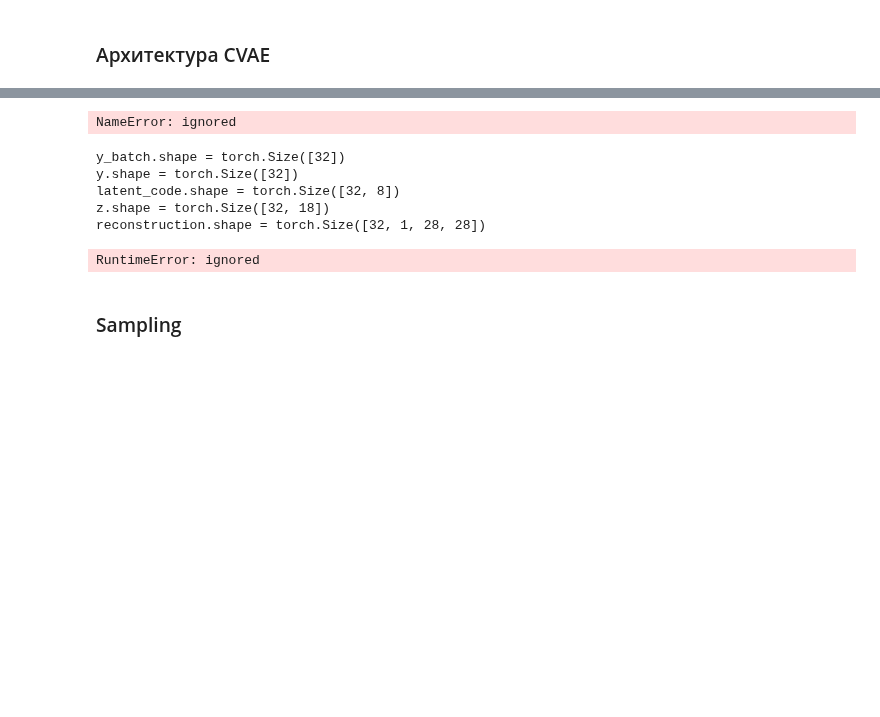
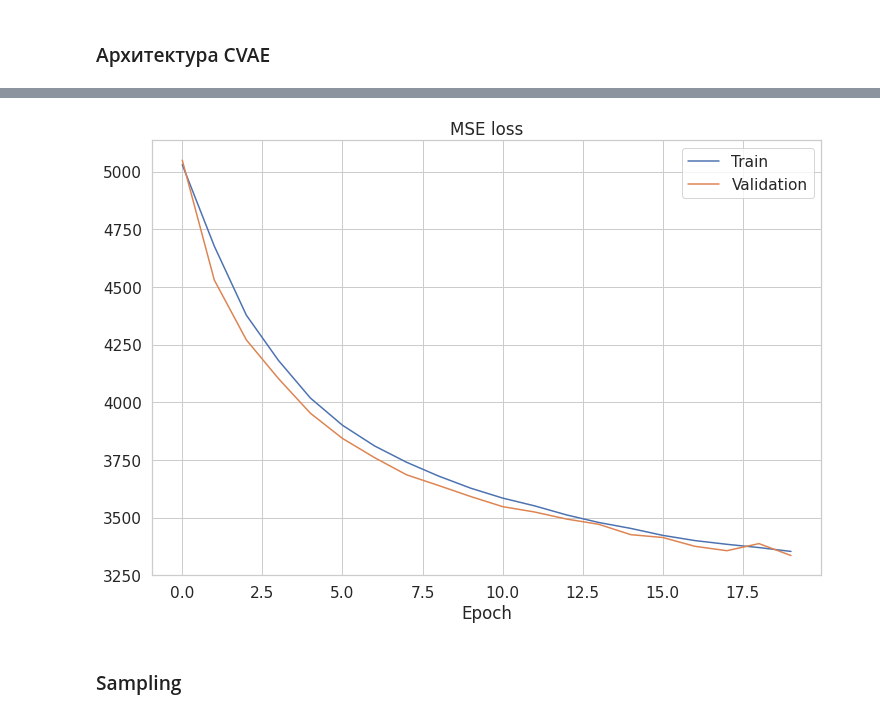
Before and after one commit to prosvirinKir/Deep-Learning-Sckool-term1, a Jupyter notebook: HW_7_autoencoders.ipynb, the cells around one changed output, grey strips where cells are left out. Drawn from its saved outputs; the diff is of its cells as text; code cells hidden in the pictures; blank space fills up the shorter version.

```diff
--- a/HW_7_autoencoders.ipynb
+++ b/HW_7_autoencoders.ipynb
@@ -887,6 +823,7 @@ class CVAE(nn.Module):
         self.dec_fc2 = nn.Linear(in_features=64, out_features=128)
         self.dec_ac2 = nn.ReLU()
         self.dec_fc3 = nn.Linear(in_features=128, out_features=28*28)
+        self.dec_ac3 = nn.Sigmoid()
 
     def encode(self, x, class_num):
         # <реализуйте forward проход энкодера
@@ -925,20 +862,26 @@ class CVAE(nn.Module):
 
         one_hot = F.one_hot(class_num, num_classes=10)
         z = torch.hstack((one_hot, z))
-        print('z.shape =', z.shape)
+        # print('z.shape =', z.shape)
         z = self.dec_ac1(self.dec_fc1(z))
         z = self.dec_ac2(self.dec_fc2(z))
-        reconstruction = self.dec_fc3(z).view(-1, 1, 28, 28)
+        z = self.dec_fc3(z)
+        z = z.view(-1, 1, 28, 28)
+        reconstruction = self.dec_ac3(z)
         return reconstruction
 
     def forward(self, x, y):
         # <используя encode и decode, реализуйте forward проход автоэнкодера
         # в качестве ваозвращаемых переменных -- mu, logsigma и reconstruction>
-        print("y.shape =", y.shape)
+        # print("y.shape =", y.shape)
         mu, logsigma, class_num = self.encode(x, y)
 
         latent_code = self.gaussian_sampler(mu, logsigma)
-        print('latent_code.shape =', latent_code.shape)
+        # print('latent_code.shape =', latent_code.shape)
         reconstruction = self.decode(latent_code, y) # stacking 2
 
         return mu, logsigma, reconstruction
+
+    def sample(self, x):
+        generated = self.decode(x)
+        return generated
@@ -954,14 +934,5 @@ criterion = loss_vae
 cv_autoencoder = CVAE().to(device)
 
 optimizer = torch.optim.Adam(cv_autoencoder.parameters(), lr=1e-3)
-# %% [output]
-NameError: ignored
 # %%
-train_losses, val_losses = train(cv_autoencoder, optimizer, criterion, test_loader, n_epochs=50)
+train_losses, val_losses = train(cv_autoencoder, optimizer, criterion, test_loader, n_epochs=20)
-# %% [output]
-y_batch.shape = torch.Size([32])
-y.shape = torch.Size([32])
-latent_code.shape = torch.Size([32, 8])
-z.shape = torch.Size([32, 18])
-reconstruction.shape = torch.Size([32, 1, 28, 28])
-RuntimeError: ignored
@@ -999,3 +939,14 @@ def train(model, optimizer, criterion, val_loader, n_epochs=20):
+# %%
+plt.figure(figsize=(12, 8))
+plt.plot(np.arange(len(train_losses)), train_losses, label='Train')
+plt.plot(np.arange(len(val_losses)), val_losses, label='Validation')
+
+plt.xlabel('Epoch')
+plt.title('MSE loss')
+plt.legend()
+plt.show()
+# %% [output]
+[figure, added]
 # %% [markdown]
 ### Sampling
 # %% [markdown]
```
Also changed, not shown: parts of 37 cells of this notebook.
